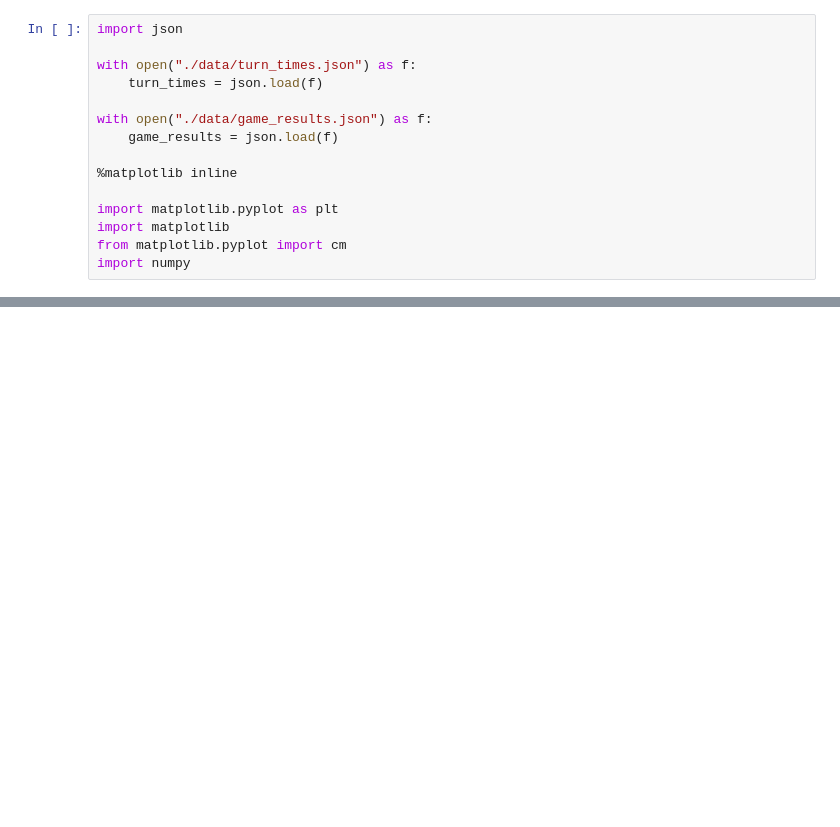
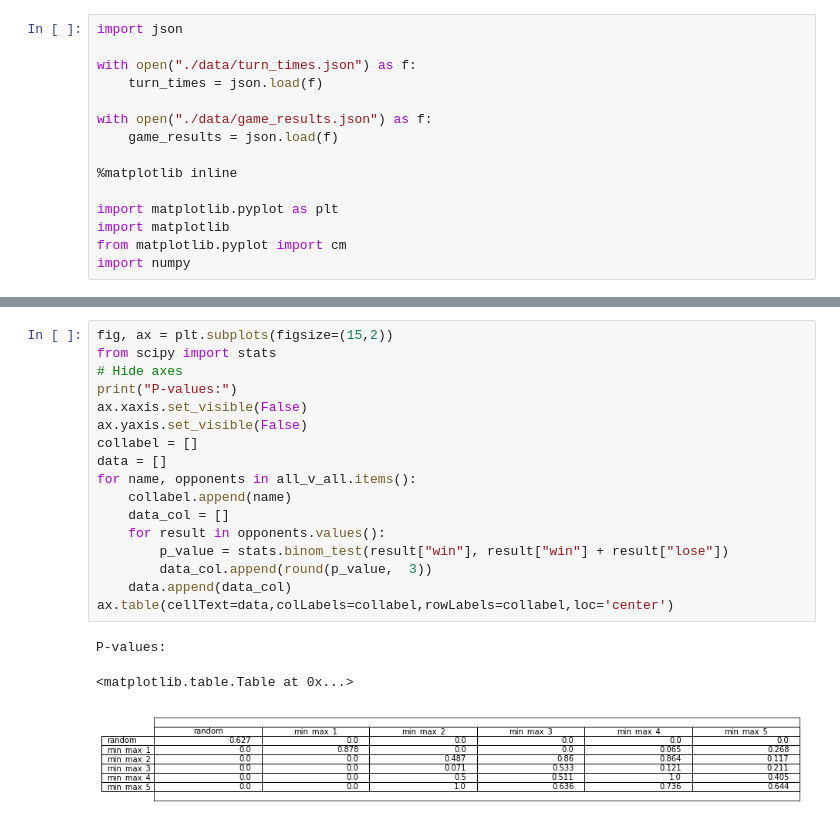
Before and after one commit to Rthe1st/Onitama, a Jupyter notebook: min-max-analysis.ipynb, the cells around one changed output, grey strips where cells are left out. Cells and saved outputs as stored; diff of their text form; blank space fills up the shorter version.

```diff
--- a/min-max-analysis.ipynb
+++ b/min-max-analysis.ipynb
@@ -44,0 +73,21 @@ This is presumably because
+# %%
+fig, ax = plt.subplots(figsize=(15,2))
+from scipy import stats
+# Hide axes
+print("P-values:")
+ax.xaxis.set_visible(False)
+ax.yaxis.set_visible(False)
+collabel = []
+data = []
+for name, opponents in all_v_all.items():
+    collabel.append(name)
+    data_col = []
+    for result in opponents.values():
+        p_value = stats.binom_test(result["win"], result["win"] + result["lose"])
+        data_col.append(round(p_value,  3))
+    data.append(data_col)
+ax.table(cellText=data,colLabels=collabel,rowLabels=collabel,loc='center')
+# %% [output]
+P-values:
+<matplotlib.table.Table at 0x...>
+[figure, added]
```
Also changed, not shown: parts of 5 cells of this notebook, 9 other files.
